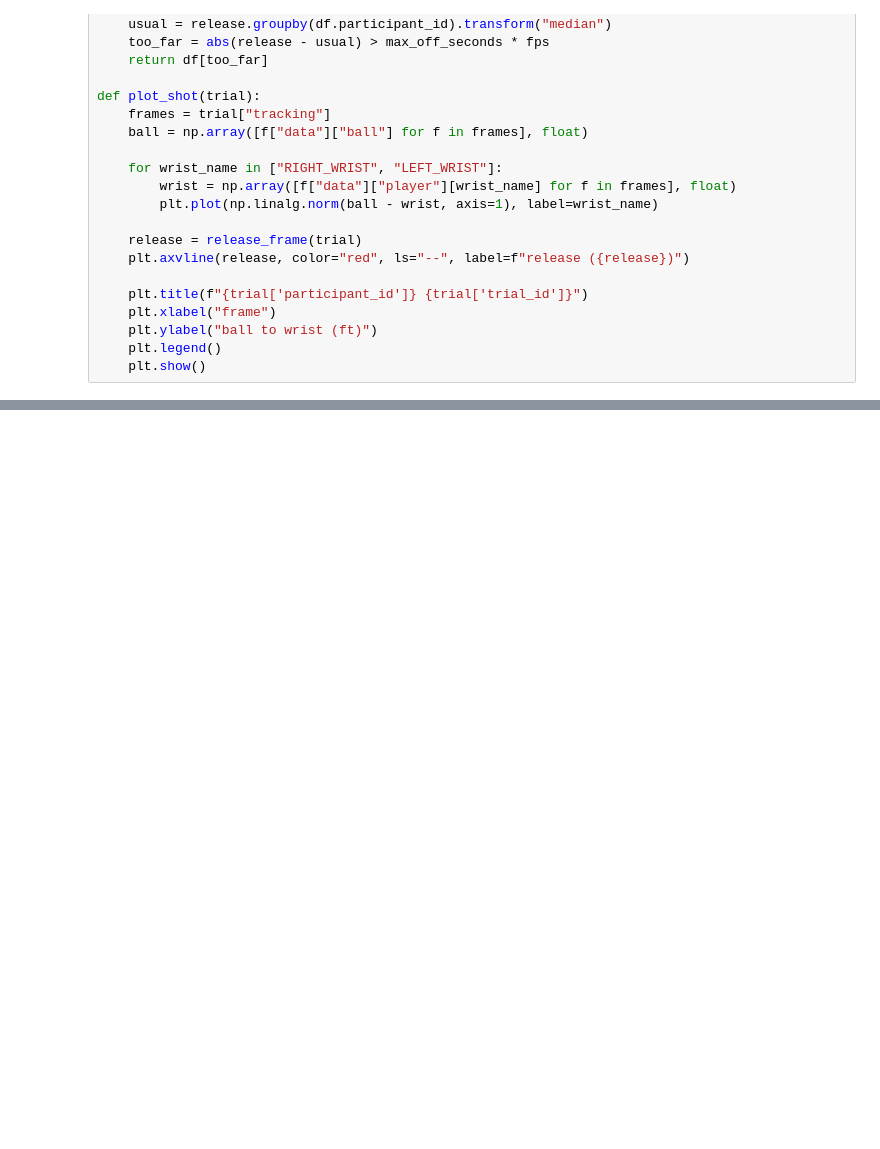
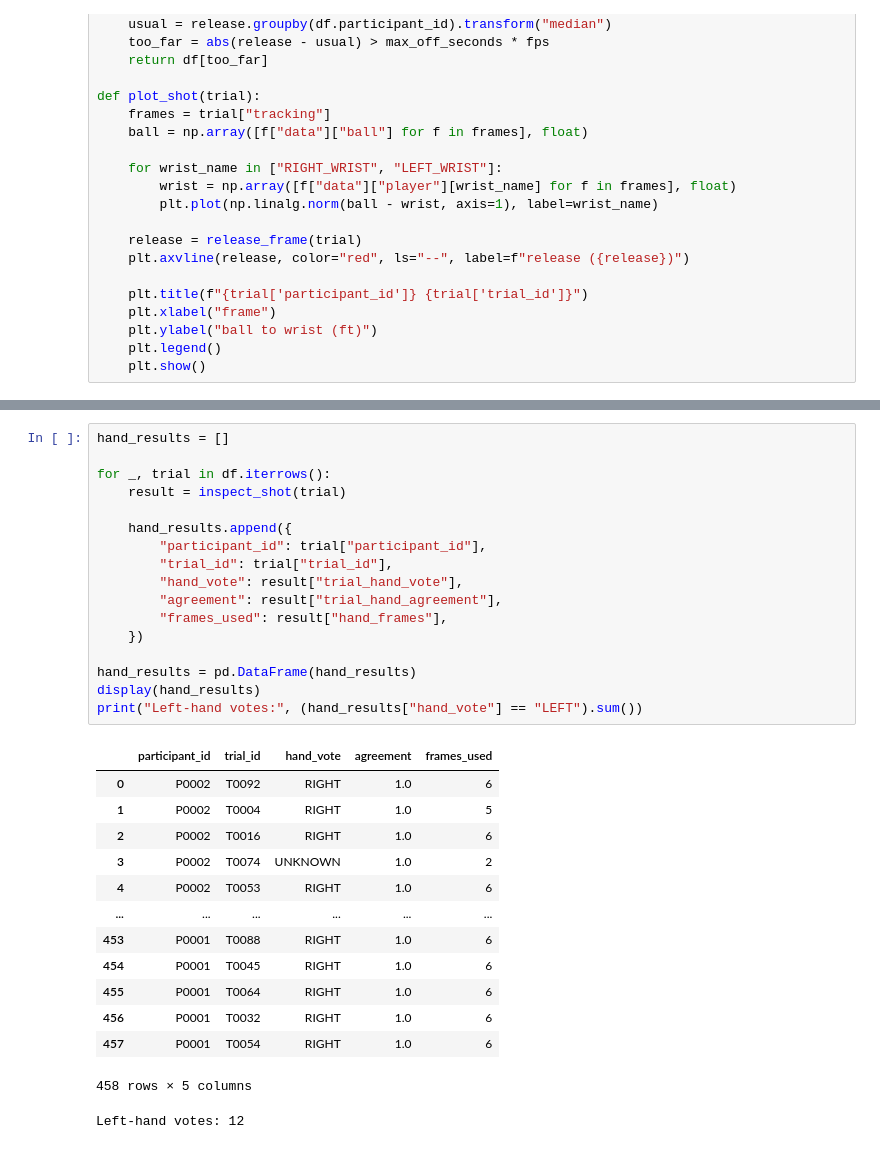
Before and after one commit to leonOKS23/CSC4888_basketball_form_project, a Jupyter notebook: basketball_shot_analyzer.ipynb, the cells around one changed output, grey strips where cells are left out. Cells and saved outputs as stored; diff of their text form; blank space fills up the shorter version.

Commit message:
Add shooting-hand voting to shot analysis notebook

```diff
--- a/basketball_shot_analyzer.ipynb
+++ b/basketball_shot_analyzer.ipynb
@@ -95,0 +231,32 @@ plot_shot(df.loc[10]) # put any trial
+# %%
+hand_results = []
+
+for _, trial in df.iterrows():
+    result = inspect_shot(trial)
+
+    hand_results.append({
+        "participant_id": trial["participant_id"],
+        "trial_id": trial["trial_id"],
+        "hand_vote": result["trial_hand_vote"],
+        "agreement": result["trial_hand_agreement"],
+        "frames_used": result["hand_frames"],
+    })
+
+hand_results = pd.DataFrame(hand_results)
+display(hand_results)
+print("Left-hand votes:", (hand_results["hand_vote"] == "LEFT").sum())
+# %% [output]
+|  | participant_id | trial_id | hand_vote | agreement | frames_used |
+| 0 | P0002 | T0092 | RIGHT | 1.0 | 6 |
+| 1 | P0002 | T0004 | RIGHT | 1.0 | 5 |
+| 2 | P0002 | T0016 | RIGHT | 1.0 | 6 |
+| 3 | P0002 | T0074 | UNKNOWN | 1.0 | 2 |
+| 4 | P0002 | T0053 | RIGHT | 1.0 | 6 |
+| ... | ... | ... | ... | ... | ... |
+| 453 | P0001 | T0088 | RIGHT | 1.0 | 6 |
+| 454 | P0001 | T0045 | RIGHT | 1.0 | 6 |
+| 455 | P0001 | T0064 | RIGHT | 1.0 | 6 |
+| 456 | P0001 | T0032 | RIGHT | 1.0 | 6 |
+| 457 | P0001 | T0054 | RIGHT | 1.0 | 6 |
+458 rows × 5 columns
+Left-hand votes: 12
```
Also changed, not shown: parts of 5 cells of this notebook.
